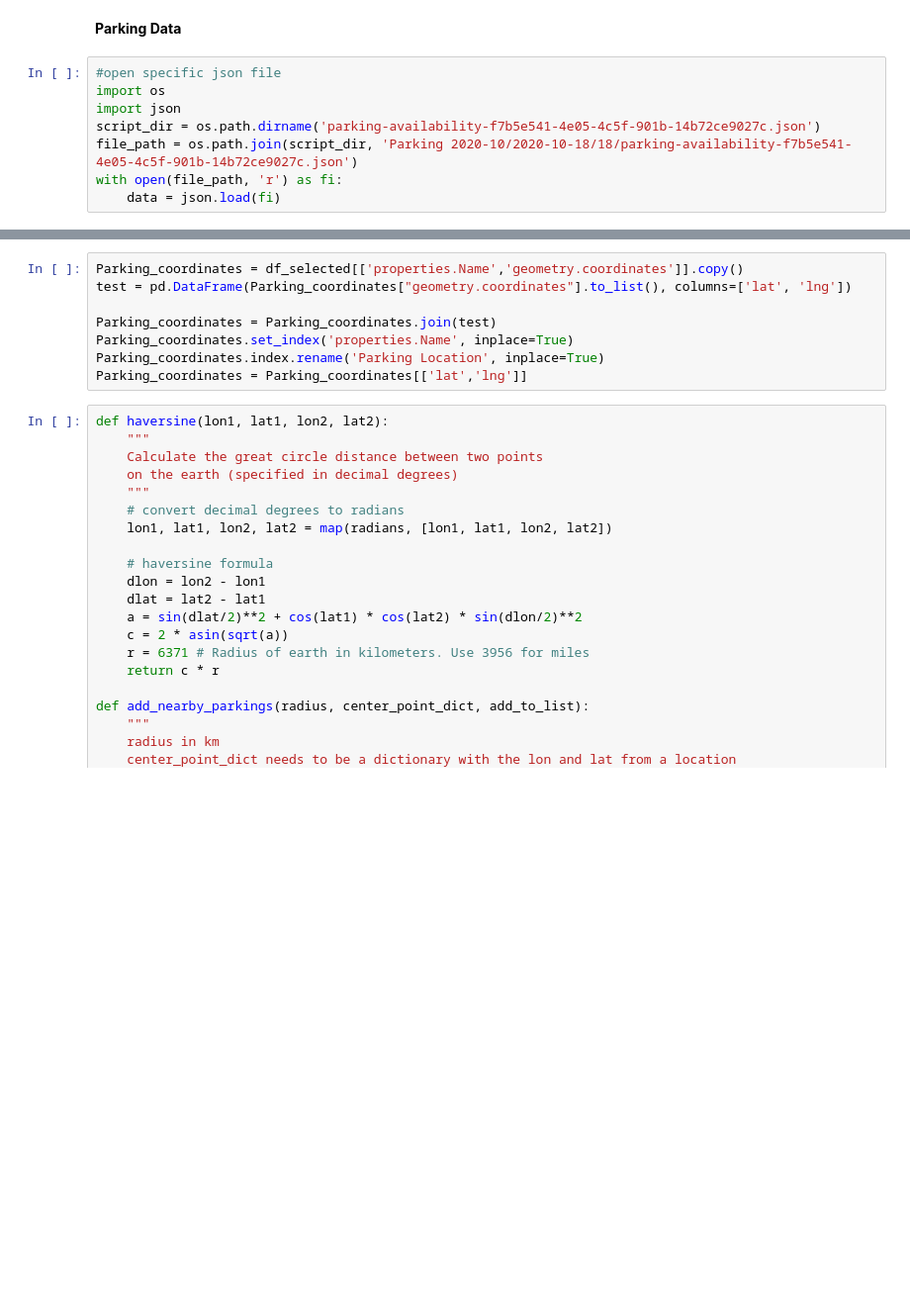
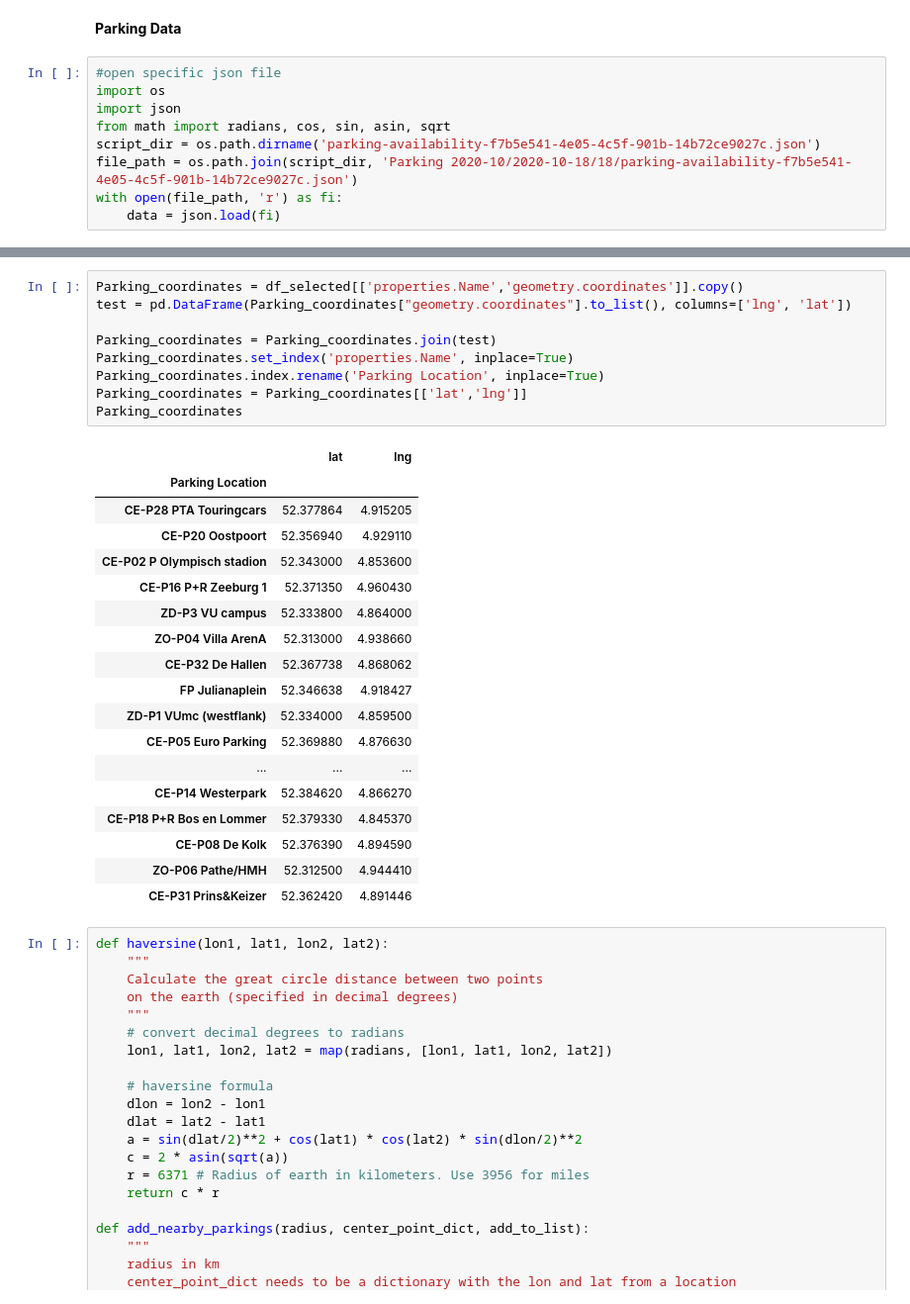
Before and after one commit to lotteph/DSP, a Jupyter notebook: Parking Data.ipynb, the cells around one changed output, grey strips where cells are left out. Shown at 99% size. Drawn from its saved outputs; the diff is of its cells as text; blank space fills up the shorter version.

Commit message:
Updated Nearby Parking Locations

```diff
--- a/Parking Data.ipynb
+++ b/Parking Data.ipynb
@@ -4,6 +4,7 @@
 #open specific json file
 import os
 import json
+from math import radians, cos, sin, asin, sqrt
 script_dir = os.path.dirname('parking-availability-f7b5e541-4e05-4c5f-901b-14b72ce9027c.json')
 file_path = os.path.join(script_dir, 'Parking 2020-10/2020-10-18/18/parking-availability-f7b5e541-4e05-4c5f-901b-14b72ce9027c.json')
 with open(file_path, 'r') as fi:
@@ -39,12 +40,32 @@ df_selected
 | 57 | 7f327ce9-e287-49d9-8c0c-95c91f20f1f1 | [4.891446, 52.36242] | CE-P31 Prins&Keizer | 2020-10-18T07:12:42.011Z | 56 | ... |
 # %%
 Parking_coordinates = df_selected[['properties.Name','geometry.coordinates']].copy()
-test = pd.DataFrame(Parking_coordinates["geometry.coordinates"].to_list(), columns=['lat', 'lng'])
+test = pd.DataFrame(Parking_coordinates["geometry.coordinates"].to_list(), columns=['lng', 'lat'])
 
 Parking_coordinates = Parking_coordinates.join(test)
 Parking_coordinates.set_index('properties.Name', inplace=True)
 Parking_coordinates.index.rename('Parking Location', inplace=True)
 Parking_coordinates = Parking_coordinates[['lat','lng']]
+Parking_coordinates
+# %% [output]
+|  | lat | lng |
+| Parking Location |  |  |
+| CE-P28 PTA Touringcars | 52.377864 | 4.915205 |
+| CE-P20 Oostpoort | 52.356940 | 4.929110 |
+| CE-P02 P Olympisch stadion | 52.343000 | 4.853600 |
+| CE-P16 P+R Zeeburg 1 | 52.371350 | 4.960430 |
+| ZD-P3 VU campus | 52.333800 | 4.864000 |
+| ZO-P04 Villa ArenA | 52.313000 | 4.938660 |
+| CE-P32 De Hallen | 52.367738 | 4.868062 |
+| FP Julianaplein | 52.346638 | 4.918427 |
+| ZD-P1 VUmc (westflank) | 52.334000 | 4.859500 |
+| CE-P05 Euro Parking | 52.369880 | 4.876630 |
+| ... | ... | ... |
+| CE-P14 Westerpark | 52.384620 | 4.866270 |
+| CE-P18 P+R Bos en Lommer | 52.379330 | 4.845370 |
+| CE-P08 De Kolk | 52.376390 | 4.894590 |
+| ZO-P06 Pathe/HMH | 52.312500 | 4.944410 |
+| CE-P31 Prins&Keizer | 52.362420 | 4.891446 |
 # %%
 def haversine(lon1, lat1, lon2, lat2):
     """
```
Also changed, not shown: parts of 7 cells of this notebook.
